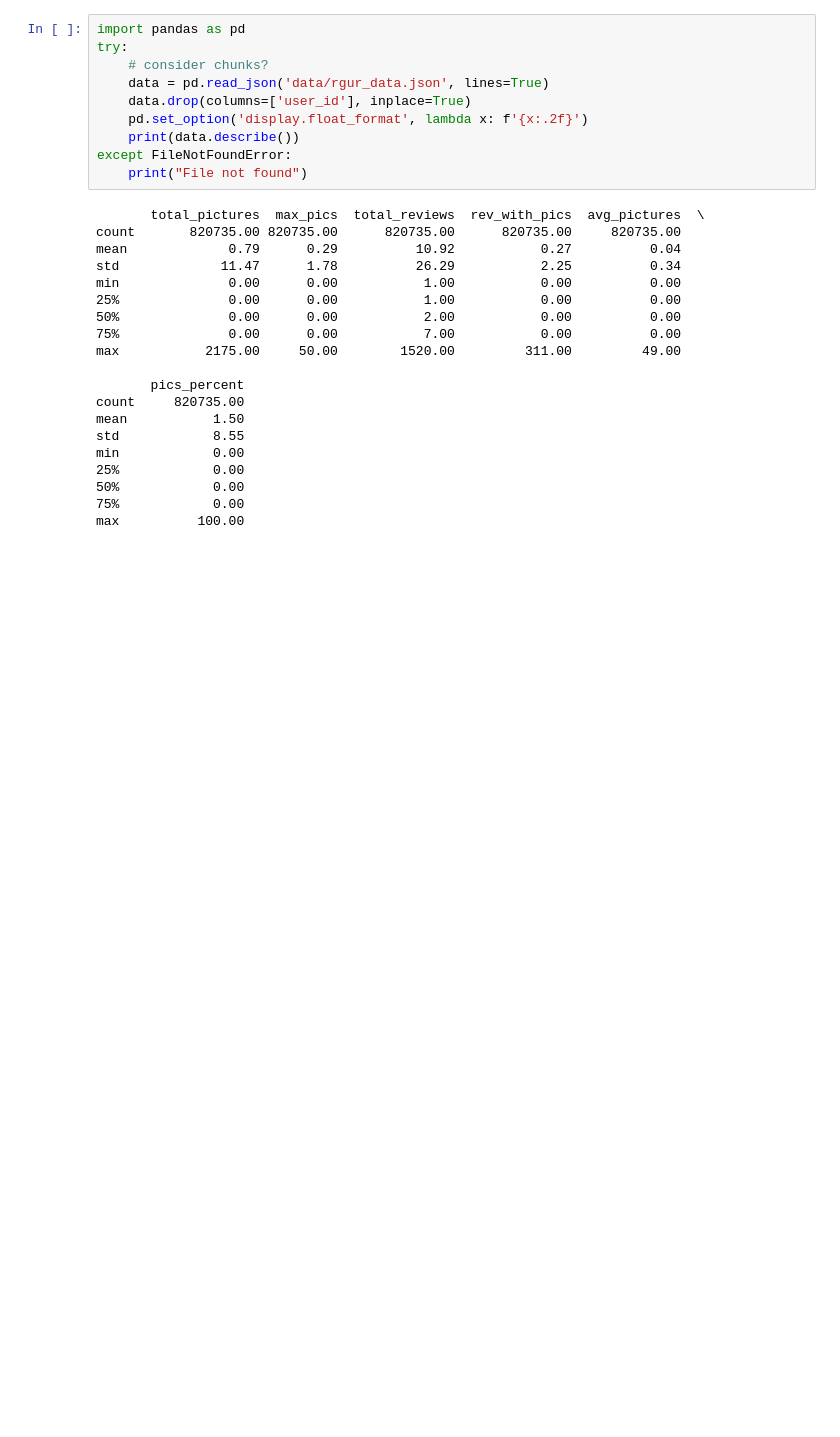
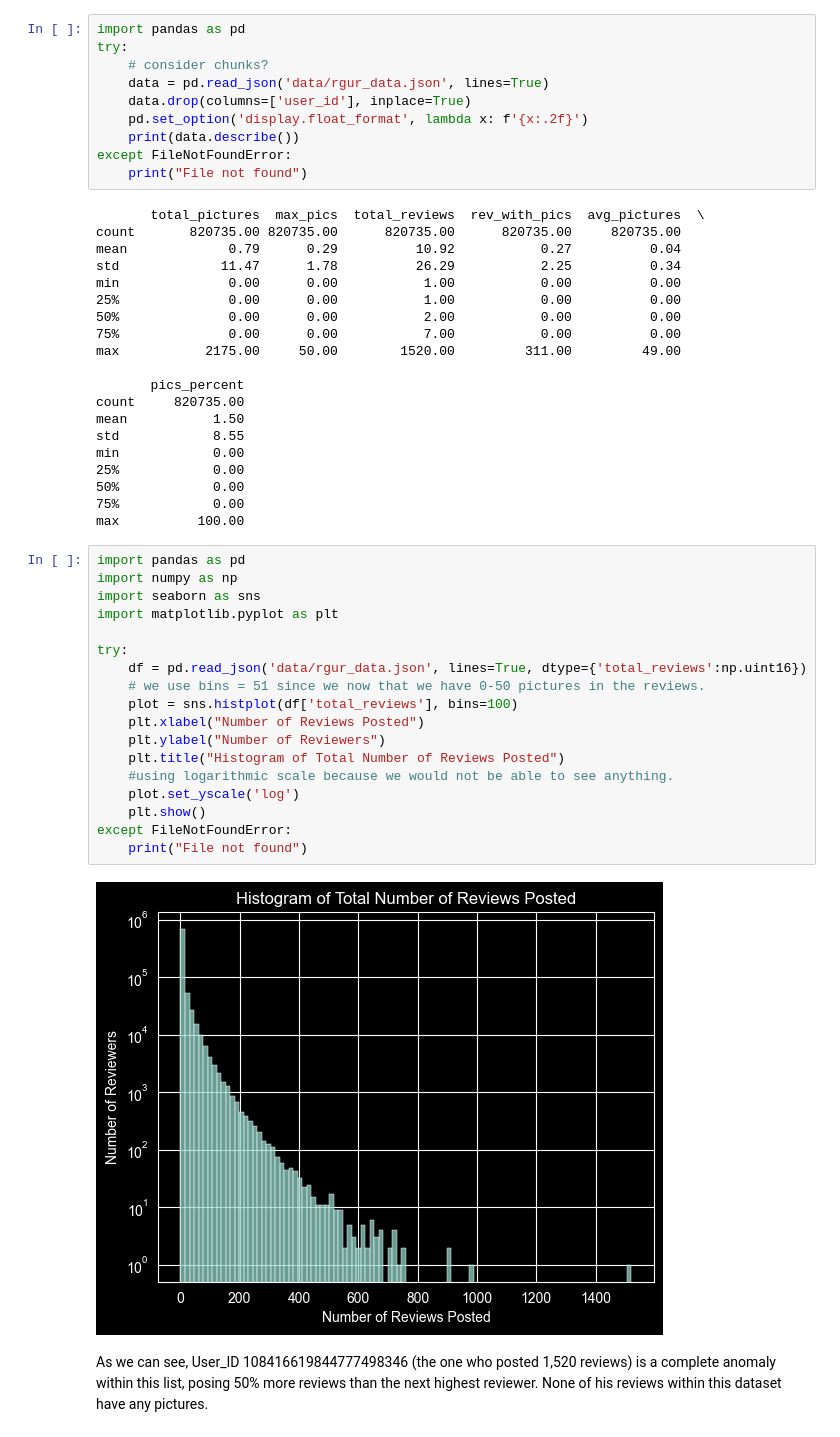
Before and after one commit to ian-roundkicker/CS4412_Spring26_Project, a Jupyter notebook: project_file.ipynb, the cells around one changed output. Cells and saved outputs as stored; diff of their text form; blank space fills up the shorter version.

Commit message:
Added Histogram on the number of reviews people has posted

```diff
--- a/project_file.ipynb
+++ b/project_file.ipynb
@@ -316,3 +316,25 @@ min            0.00
 50%            0.00
 75%            0.00
 max          100.00
+# %%
+import pandas as pd
+import numpy as np
+import seaborn as sns
+import matplotlib.pyplot as plt
+
+try:
+    df = pd.read_json('data/rgur_data.json', lines=True, dtype={'total_reviews':np.uint16})
+    # we use bins = 51 since we now that we have 0-50 pictures in the reviews.
+    plot = sns.histplot(df['total_reviews'], bins=100)
+    plt.xlabel("Number of Reviews Posted")
+    plt.ylabel("Number of Reviewers")
+    plt.title("Histogram of Total Number of Reviews Posted")
+    #using logarithmic scale because we would not be able to see anything.
+    plot.set_yscale('log')
+    plt.show()
+except FileNotFoundError:
+    print("File not found")
+# %% [output]
+[figure, added]
+# %% [markdown]
+As we can see, User_ID 108416619844777498346 (the one who posted 1,520 reviews) is a complete anomaly within this list, posing 50% more reviews than the next highest reviewer. None of his reviews within this dataset have any pictures.
```
